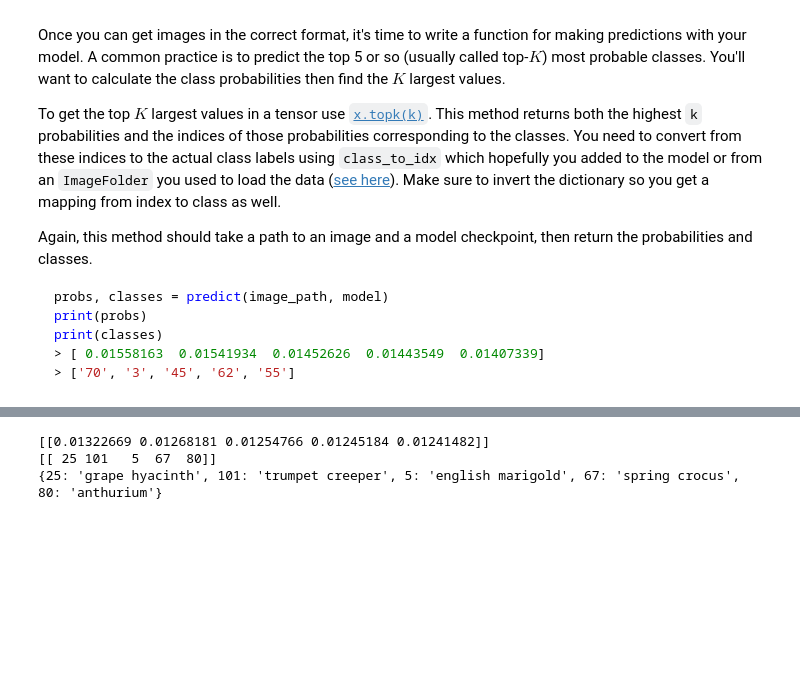
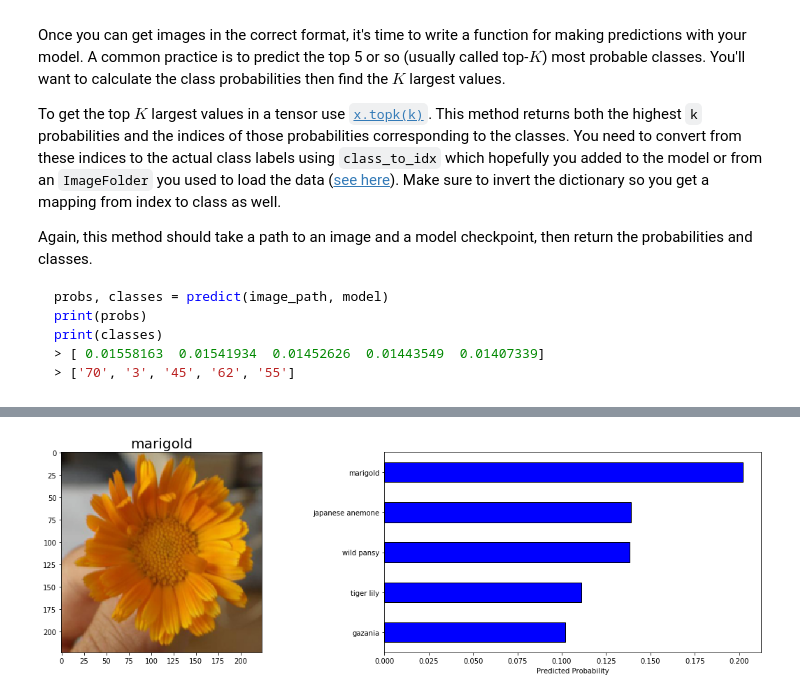
Before and after one commit to jyonalee/flower-classifier-pytorch, a Jupyter notebook: Image Classifier Project.ipynb, the cells around one changed output, grey strips where cells are left out. Drawn from its saved outputs; the diff is of its cells as text; code cells hidden in the pictures; blank space fills up the shorter version.

Commit message:
training and predicting scripts for cli useage

```diff
--- a/Image Classifier Project.ipynb
+++ b/Image Classifier Project.ipynb
@@ -473,8 +454,8 @@ def predict(image_path, model, topk=5):
     model.eval()
 
     # preprocess image
-    img_tensor = process_image(loaded_image)
-
+    img_tensor = process_image(image_path)
+    img_tensor = torch.from_numpy(img_tensor)
     if gpu_mode:
         img_tensor = img_tensor.cuda()
         model = model.cuda()
@@ -491,7 +472,7 @@ def predict(image_path, model, topk=5):
         probabilities = probabilities.cpu()
         labels = labels.cpu()
 
-    return probabilities.detach().numpy(), labels.detach().numpy()
+    return img_tensor, probabilities.detach().numpy(), labels.detach().numpy()
 # %% [markdown]
 ## Sanity Checking
 
@@ -500,17 +481,39 @@ Now that you can use a trained model for predictions, check to make sure it make
 <img src='assets/inference_example.png' width=300px>
 
 You can convert from the class integer encoding to actual flower names with the `cat_to_name.json` file (should have been loaded earlier in the notebook). To show a PyTorch tensor as an image, use the `imshow` function defined above.
+# %%
+def display_predict(image_path, model, topk):
+    """Display image and preditions from model"""
+
+    # Get predictions
+    img, probs, preds = predict(image_path, model, topk)
+
+    # get appropriate labels
+    idx_to_name = {category: cat_to_name[str(category)] for category in preds[0]}
+    classes = list(idx_to_name.values())
+
+    if gpu_mode:
+        img = img.cpu().squeeze()
+
+    # Convert results to dataframe for plotting
+    result = pd.DataFrame({'p': probs[0]}, index=classes)
+
+    # Show the image
+    plt.figure(figsize=(16, 5))
+    ax = plt.subplot(1, 2, 1)
+    ax = imshow(img, ax=ax)
+
+    # Set title to be the actual class
+    ax.set_title(classes[0], size=20)
+
+    ax = plt.subplot(1, 2, 2)
+    # Plot a bar plot of predictions
+    result.sort_values('p')['p'].plot.barh(color='blue', edgecolor='k', ax=ax)
+    plt.xlabel('Predicted Probability')
+    plt.tight_layout()
 # %%
 # TODO: Display an image along with the top 5 classes
 test_img_path = '/home/ec2-user/test_images/image_05188.jpg'
-probs, preds = predict(test_img_path, model, 5)
-print(probs)
-print(preds)
-
-
-idx_to_name = {category: cat_to_name[str(category)] for category in preds[0]}
-print(idx_to_name)
+display_predict(test_img_path, model, 5)
 # %% [output]
-[[0.01322669 0.01268181 0.01254766 0.01245184 0.01241482]]
-[[ 25 101   5  67  80]]
-{25: 'grape hyacinth', 101: 'trumpet creeper', 5: 'english marigold', 67: 'spring crocus', 80: 'anthurium'}
+[figure, added]
```
Also changed, not shown: parts of 10 cells of this notebook, 2 other files.
